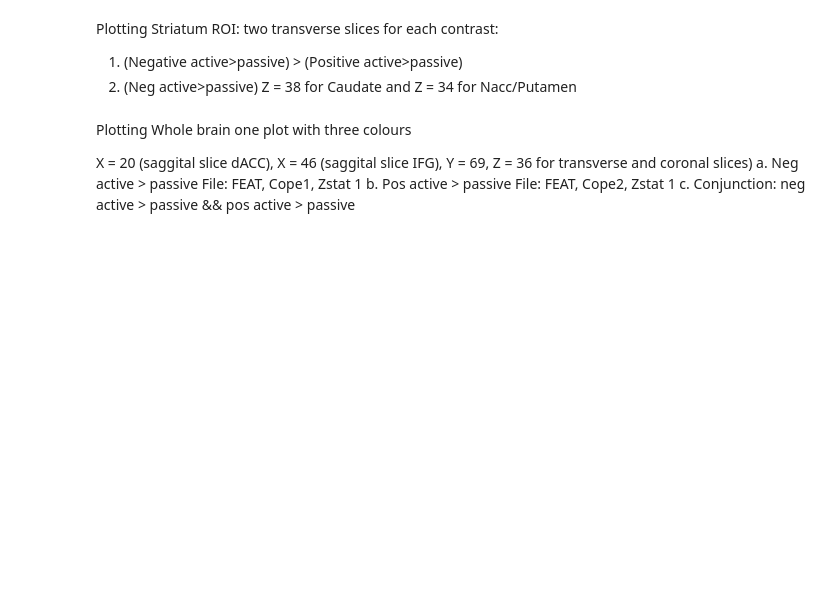
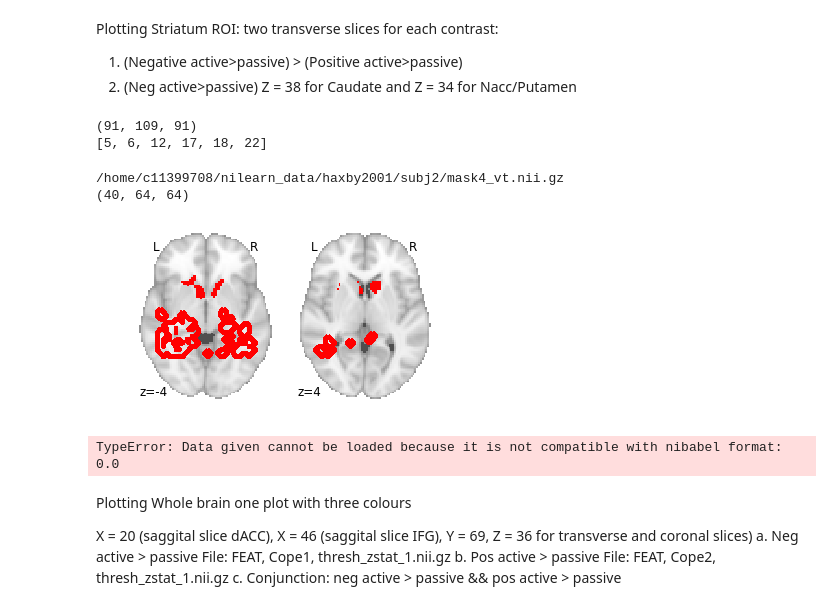
Before and after one commit to lukassnoek/MorbidCuriosityFMRI, a Jupyter notebook: code/plotting/Plotting.ipynb, the cells around one changed output. Cells and saved outputs as stored; diff of their text form; code cells hidden in the pictures; blank space fills up the shorter version.

Commit message:
'Added whole-brain plots. Contours not working yet...'O

```diff
--- a/code/plotting/Plotting.ipynb
+++ b/code/plotting/Plotting.ipynb
@@ -14 +19,61 @@ from nilearn import datasets
 from nilearn.regions import connected_label_regions
+# %%
+### Setting display. Do not rerun this cell --> slow processing. Close display after.
+base_dir = "../../results/randomise"
+plot_1 = base_dir+'/desc_negpos/Striatum_bin/Striatum_bin_tfce_corrp_tstat1.nii.gz'
+plot_2 = base_dir+'/desc_neg/Striatum_bin/Striatum_bin_tfce_corrp_tstat1.nii.gz'
+data_1 = nib.load(plot_1).get_data()
+print(np.shape(data_1))
+
+display = plotting.plot_stat_map(stat_map_img = plot_1, display_mode ='z', threshold=.975,
+                                 cut_coords=[4, -4], cmap = 'red_transparent', colorbar = False,
+#output_file = 'striatumroi.jpg',
+                         )
+# %%
+
+###to ease interpretation we added the contours of the nucleus accumbens, caudate and putamen.
+###Note that this is strictly done and that we used a probabilistic ROI for the entire striatum in our analyses.
+
+
+#Fetch Harvard-Oxford atlasses and set the needed labels:
+subc_rois = fetch_atlas_harvard_oxford('sub-maxprob-thr0-2mm', symmetric_split=True)
+atlas_map = subc_rois['maps'].get_data()
+labels = subc_rois['labels']
+ROIs = ["Left Caudate", "Left Putamen", "Left Accumbens", "Right Caudate", "Right Putamen", "Right Accumbens"]
+picked_labels_idx = []
+for roi in ROIs:
+    #To do: Make the mask nibabel compatable. add.contours asks for an image so a filename, not an 3d np-array..
+    #shape of these masks should not be the issue (91,109,91) same as the tstat file.
+    mask = atlas_map == labels.index(roi)
+    picked_labels_idx.append(labels.index(roi))
+    display.add_contours(mask, colors=['black'])
+print(to_use_labels)
+plotting.show()
+# %% [output]
+(91, 109, 91)
+[5, 6, 12, 17, 18, 22]
+# %%
+#Trying it with another map, as provided online on: https://nilearn.github.io/auto_examples/01_plotting/plot_haxby_masks.html#sphx-glr-auto-examples-01-plotting-plot-haxby-masks-py
+haxby_dataset = fetch_haxby()
+mask_vt_filename = haxby_dataset.mask_vt[0]
+print(mask_vt_filename)
+mask_vt = nib.load(mask_vt_filename).get_data()
+print(np.shape(mask_vt))
+
+#Reset the display-image.
+display = plotting.plot_stat_map(stat_map_img = plot_1, display_mode ='z', threshold=.975,
+                                 cut_coords=[4, -4], cmap = 'red_transparent', colorbar = False,
+#output_file = 'striatumroi.jpg',
+                         )
+#This is simply a path that relates to a 3d map of a structural image. Only as a filename, the contours are added.
+display.add_contours(mask_vt_filename, contours=1, antialiased=False,linewidths=4., levels=[0], colors=['red'])
+plotting.show()
+#Using the np-array doesnt work:
+display.add_contours(mask_vt, contours=1, antialiased=False,linewidths=4., levels=[0], colors=['red'])
+plotting.show()
+# %% [output]
+/home/c11399708/nilearn_data/haxby2001/subj2/mask4_vt.nii.gz
+(40, 64, 64)
+[figure, added]
+TypeError: Data given cannot be loaded because it is not compatible with nibabel format:
+0.0
@@ -17,7 +84,7 @@ Plotting Whole brain one plot with three colours
 
 X = 20 (saggital slice dACC), X = 46 (saggital slice IFG), Y = 69, Z = 36 for transverse and coronal slices)
 a.	Neg active > passive
-File: FEAT, Cope1, Zstat 1
+File: FEAT, Cope1, thresh_zstat_1.nii.gz
 b.	Pos active > passive
-File: FEAT, Cope2, Zstat 1
+File: FEAT, Cope2, thresh_zstat_1.nii.gz
 c.	Conjunction: neg active > passive  && pos active > passive
```
Also changed, not shown: parts of 4 cells of this notebook.
